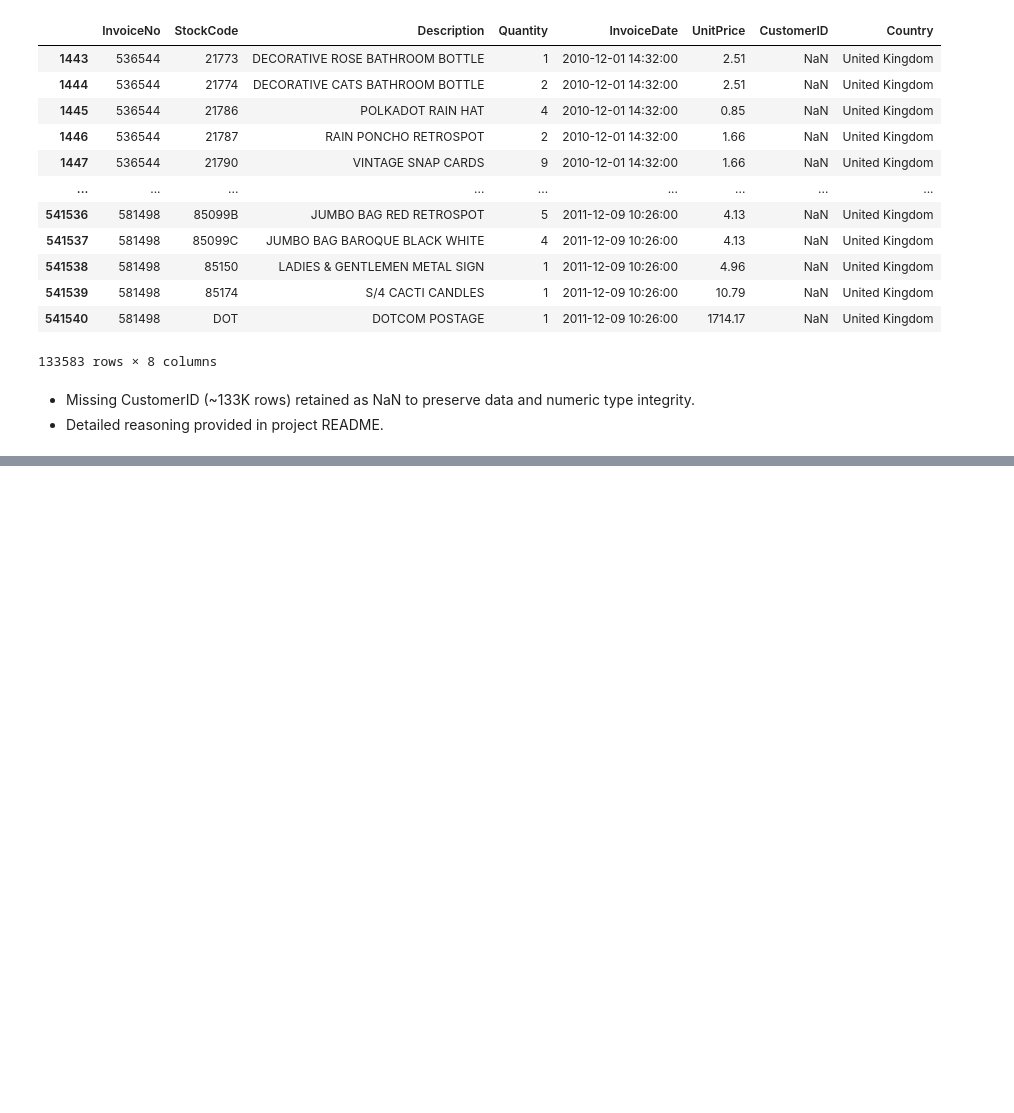
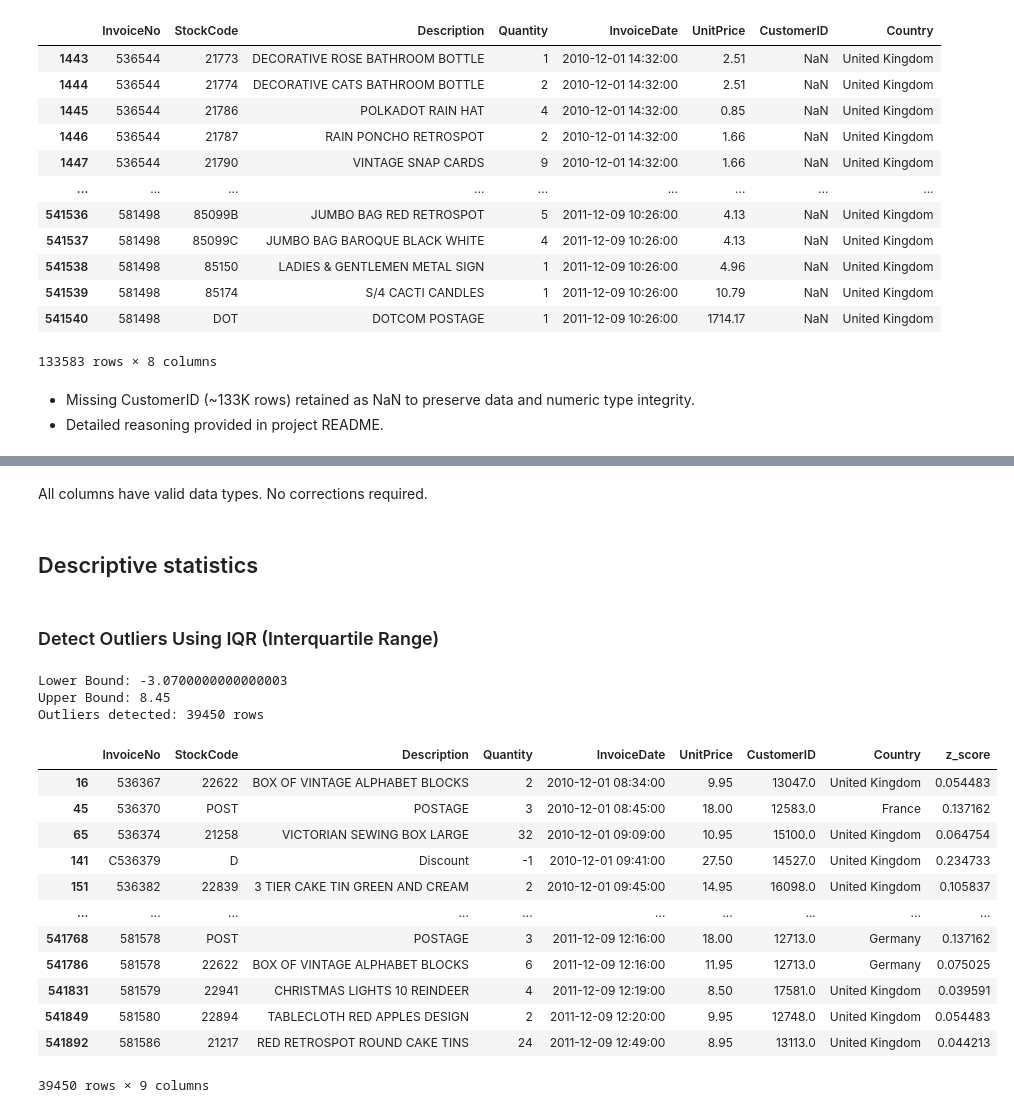
Before and after one commit to Pogo-S/Financial_Data_Project, a Jupyter notebook: scripts/eda.ipynb, the cells around one changed output, grey strips where cells are left out. Drawn from its saved outputs; the diff is of its cells as text; code cells hidden in the pictures; blank space fills up the shorter version.

```diff
--- a/scripts/eda.ipynb
+++ b/scripts/eda.ipynb
@@ -251,0 +278,44 @@ df[df["CustomerID"].isnull()]
+# %% [markdown]
+All columns have valid data types. No corrections required.
+# %% [markdown]
+## Descriptive statistics
+# %% [markdown]
+### Detect Outliers Using IQR (Interquartile Range)
+# %%
+def detect_outliers_iqr(series):
+    Q1 = series.quantile(0.25)
+    Q3 = series.quantile(0.75)
+    IQR = Q3 - Q1
+
+    LB = Q1 - 1.5 * IQR
+    UB = Q3 + 1.5 * IQR
+
+    IQR_Outliers = series[(series < LB) | (series > UB)]
+    return IQR_Outliers, LB, UB
+
+# UnitPrice :
+IQR_Outliers, LB, UB = detect_outliers_iqr(df["UnitPrice"])
+
+print("Lower Bound:", LB)
+print("Upper Bound:", UB)
+print(f"Outliers detected: {len(IQR_Outliers)} rows")
+
+df_outliers = df[df["UnitPrice"].isin(IQR_Outliers)]
+df_outliers
+# %% [output]
+Lower Bound: -3.0700000000000003
+Upper Bound: 8.45
+Outliers detected: 39450 rows
+|  | InvoiceNo | StockCode | Description | Quantity | InvoiceDate | UnitPrice | CustomerID | Country | z_score |
+| 16 | 536367 | 22622 | BOX OF VINTAGE ALPHABET BLOCKS | 2 | 2010-12-01 08:34:00 | 9.95 | 13047.0 | United Kingdom | 0.054483 |
+| 45 | 536370 | POST | POSTAGE | 3 | 2010-12-01 08:45:00 | 18.00 | 12583.0 | France | 0.137162 |
+| 65 | 536374 | 21258 | VICTORIAN SEWING BOX LARGE | 32 | 2010-12-01 09:09:00 | 10.95 | 15100.0 | United Kingdom | 0.064754 |
+| 141 | C536379 | D | Discount | -1 | 2010-12-01 09:41:00 | 27.50 | 14527.0 | United Kingdom | 0.234733 |
+| 151 | 536382 | 22839 | 3 TIER CAKE TIN GREEN AND CREAM | 2 | 2010-12-01 09:45:00 | 14.95 | 16098.0 | United Kingdom | 0.105837 |
+| ... | ... | ... | ... | ... | ... | ... | ... | ... | ... |
+| 541768 | 581578 | POST | POSTAGE | 3 | 2011-12-09 12:16:00 | 18.00 | 12713.0 | Germany | 0.137162 |
+| 541786 | 581578 | 22622 | BOX OF VINTAGE ALPHABET BLOCKS | 6 | 2011-12-09 12:16:00 | 11.95 | 12713.0 | Germany | 0.075025 |
+| 541831 | 581579 | 22941 | CHRISTMAS LIGHTS 10 REINDEER | 4 | 2011-12-09 12:19:00 | 8.50 | 17581.0 | United Kingdom | 0.039591 |
+| 541849 | 581580 | 22894 | TABLECLOTH RED APPLES DESIGN | 2 | 2011-12-09 12:20:00 | 9.95 | 12748.0 | United Kingdom | 0.054483 |
+| 541892 | 581586 | 21217 | RED RETROSPOT ROUND CAKE TINS | 24 | 2011-12-09 12:49:00 | 8.95 | 13113.0 | United Kingdom | 0.044213 |
+39450 rows × 9 columns
```
Also changed, not shown: parts of 14 cells of this notebook, 1 other file.
